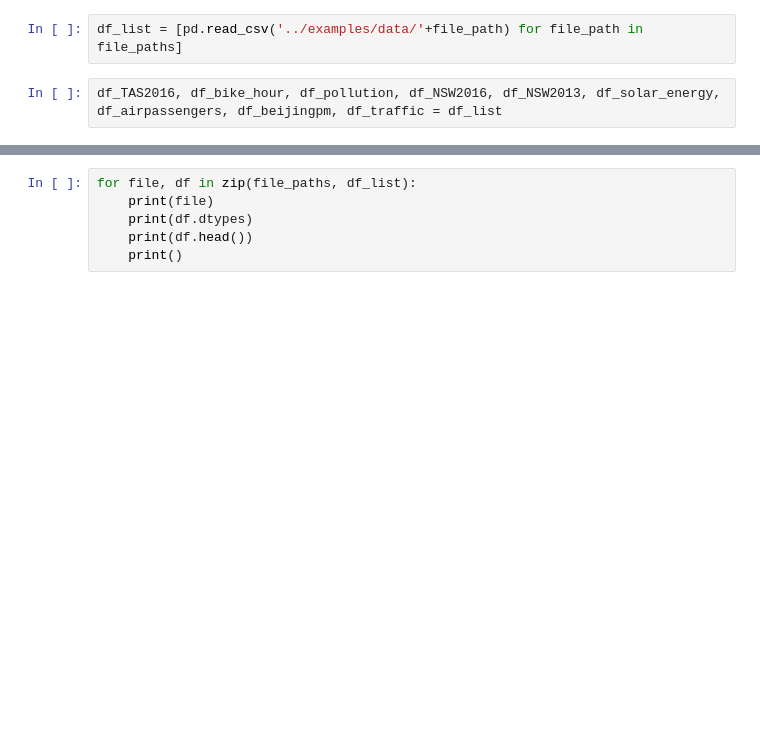
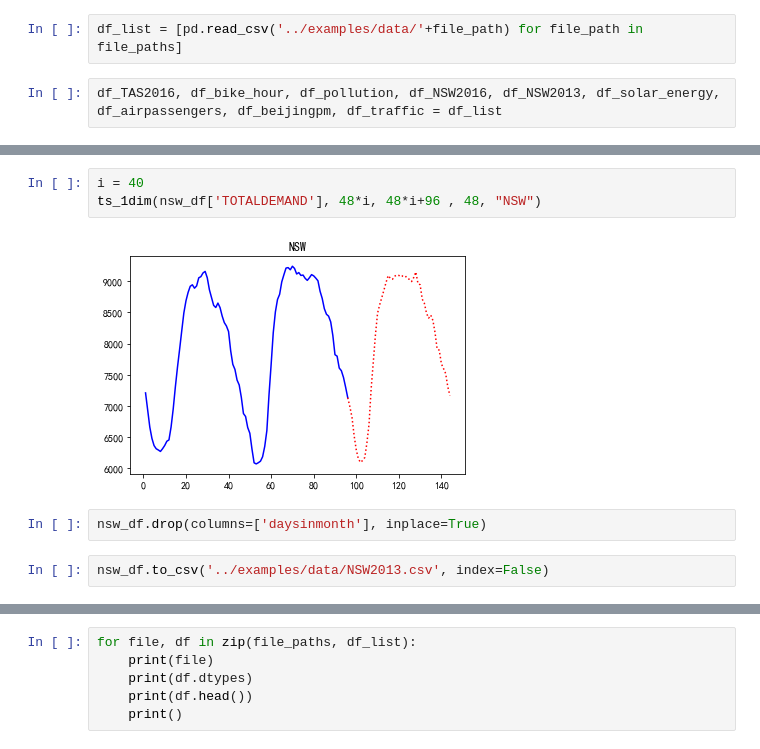
Before and after one commit to haohy/deepts_torch, a Jupyter notebook: notebooks/data_describe.ipynb, the cells around one changed output, grey strips where cells are left out. Cells and saved outputs as stored; diff of their text form; blank space fills up the shorter version.

```diff
--- a/notebooks/data_describe.ipynb
+++ b/notebooks/data_describe.ipynb
@@ -46,0 +126,9 @@ def ts_1dim(series, idx_start, idx_end, n_after, title, fname=False):
+# %%
+i = 40
+ts_1dim(nsw_df['TOTALDEMAND'], 48*i, 48*i+96 , 48, "NSW")
+# %% [output]
+[figure, added]
+# %%
+nsw_df.drop(columns=['daysinmonth'], inplace=True)
+# %%
+nsw_df.to_csv('../examples/data/NSW2013.csv', index=False)
```
Also changed, not shown: parts of 24 cells of this notebook, 48 other files.
